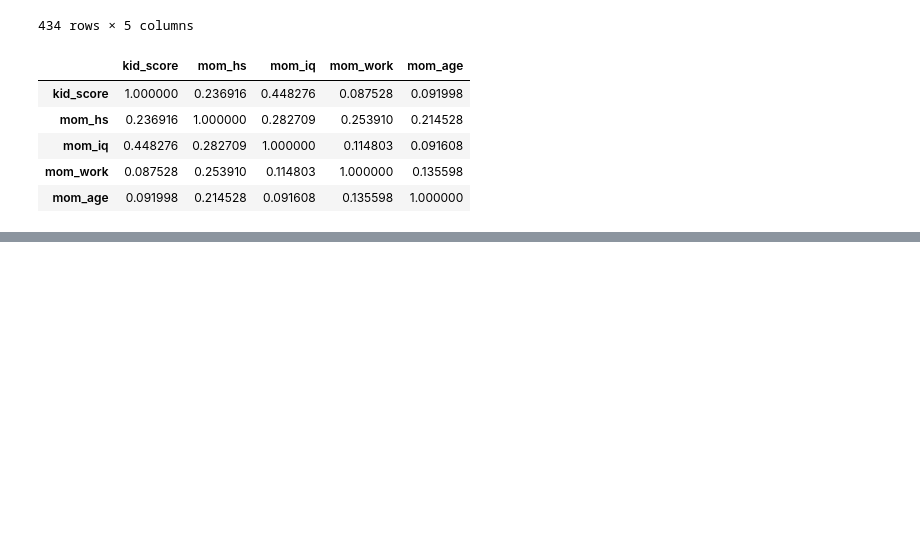
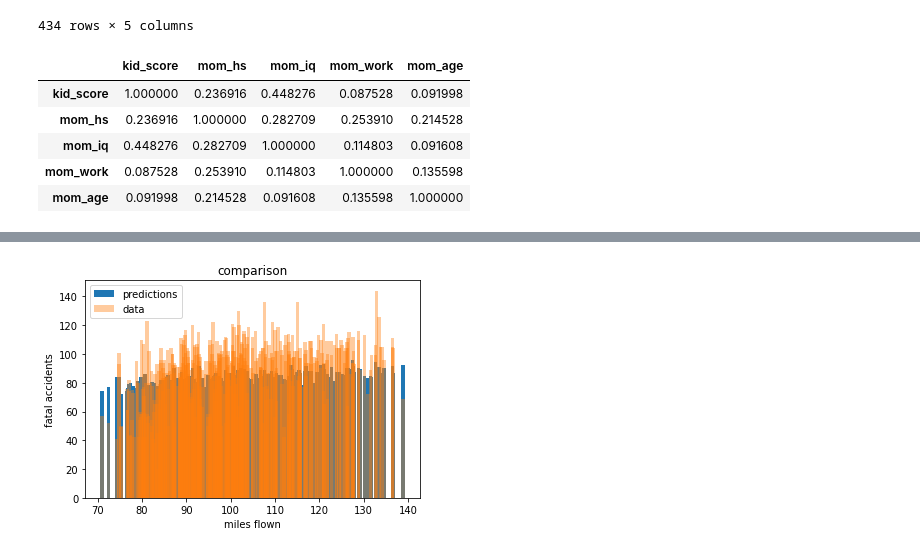
Before and after one commit to Sylwiam12/kidiq, a Jupyter notebook: kid_iq_FULL.ipynb, the cells around one changed output, grey strips where cells are left out. Saved outputs shown, nothing was run; the diff lists cells and outputs as text; code cells hidden in the pictures; blank space fills up the shorter version.

```diff
--- a/kid_iq_FULL.ipynb
+++ b/kid_iq_FULL.ipynb
@@ -74,0 +184,10 @@ plt.show()
+# %%
+plt.bar(df["mom_iq"],yields_pred_prior_means, label="predictions")
+plt.bar(df["mom_iq"],df["kid_score"], label="data", alpha =0.4)
+plt.title("comparison")
+plt.ylabel("fatal accidents")
+plt.xlabel("miles flown")
+plt.legend()
+plt.show()
+# %% [output]
+[figure, added]
```
Also changed, not shown: parts of 18 cells of this notebook, 9 other files.
